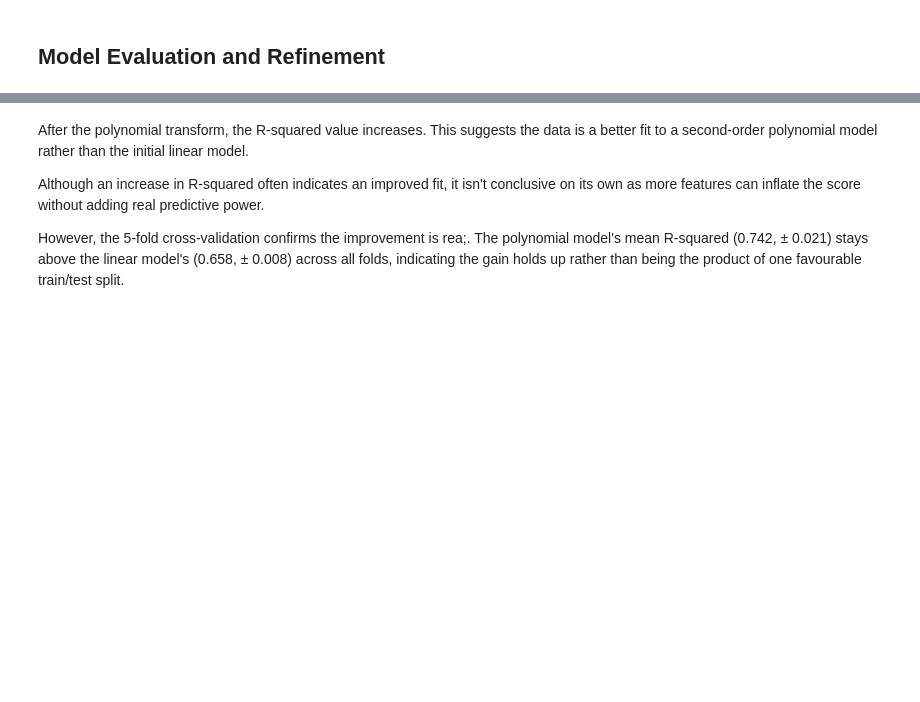
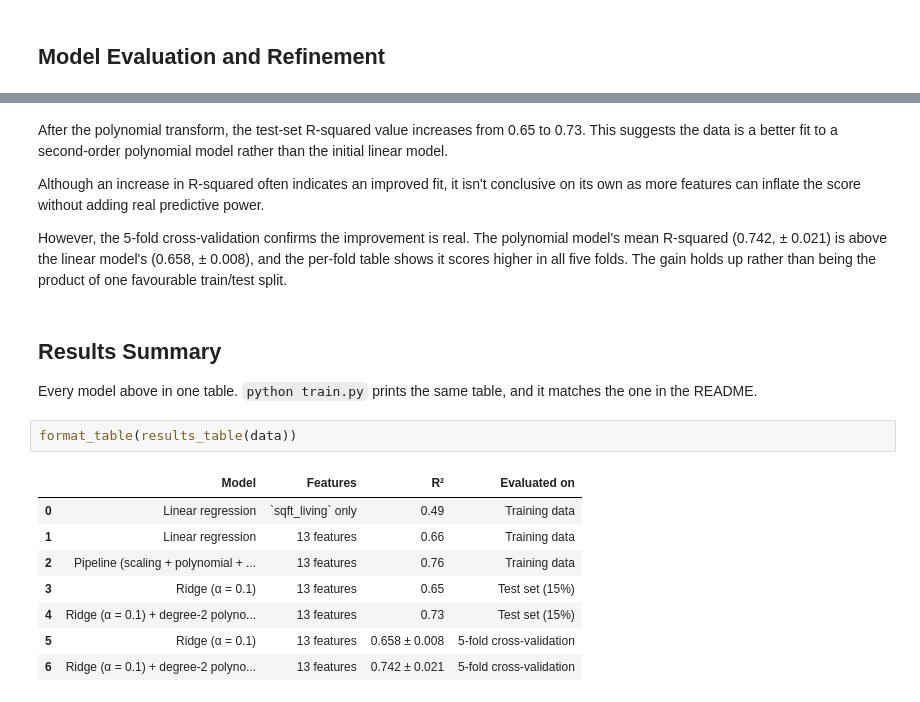
Before and after one commit to njanes/realestate-sales-analysis, a Jupyter notebook: WA-realestate.ipynb, the cells around one changed output, grey strips where cells are left out. Drawn from its saved outputs; the diff is of its cells as text; blank space fills up the shorter version.

```diff
--- a/WA-realestate.ipynb
+++ b/WA-realestate.ipynb
@@ -361,6 +323,20 @@ Ridge (degree-2 polynomial): mean R-squared = 0.742 (std 0.021)
 # %% [markdown]
-After the polynomial transform, the R-squared value increases. This suggests the data is a better fit to a second-order polynomial model rather than the initial linear model.
+After the polynomial transform, the test-set R-squared value increases from 0.65 to 0.73. This suggests the data is a better fit to a second-order polynomial model rather than the initial linear model.
 
 Although an increase in R-squared often indicates an improved fit, it isn't conclusive on its own as more features can inflate the score without adding real predictive power.
 
-However, the 5-fold cross-validation confirms the improvement is rea;. The polynomial model's mean R-squared (0.742, ± 0.021) stays above the linear model's (0.658, ± 0.008) across all folds, indicating the gain holds up rather than being the product of one favourable train/test split.
+However, the 5-fold cross-validation confirms the improvement is real. The polynomial model's mean R-squared (0.742, ± 0.021) is above the linear model's (0.658, ± 0.008), and the per-fold table shows it scores higher in all five folds. The gain holds up rather than being the product of one favourable train/test split.
+# %% [markdown]
+## Results Summary
+Every model above in one table. `python train.py` prints the same table, and it matches the one in the README.
+# %%
+format_table(results_table(data))
+# %% [output]
+|  | Model | Features | R² | Evaluated on |
+| 0 | Linear regression | `sqft_living` only | 0.49 | Training data |
+| 1 | Linear regression | 13 features | 0.66 | Training data |
+| 2 | Pipeline (scaling + polynomial + ... | 13 features | 0.76 | Training data |
+| 3 | Ridge (α = 0.1) | 13 features | 0.65 | Test set (15%) |
+| 4 | Ridge (α = 0.1) + degree-2 polyno... | 13 features | 0.73 | Test set (15%) |
+| 5 | Ridge (α = 0.1) | 13 features | 0.658 ± 0.008 | 5-fold cross-validation |
+| 6 | Ridge (α = 0.1) + degree-2 polyno... | 13 features | 0.742 ± 0.021 | 5-fold cross-validation |
```
Also changed, not shown: parts of 55 cells of this notebook, 1 other file.
